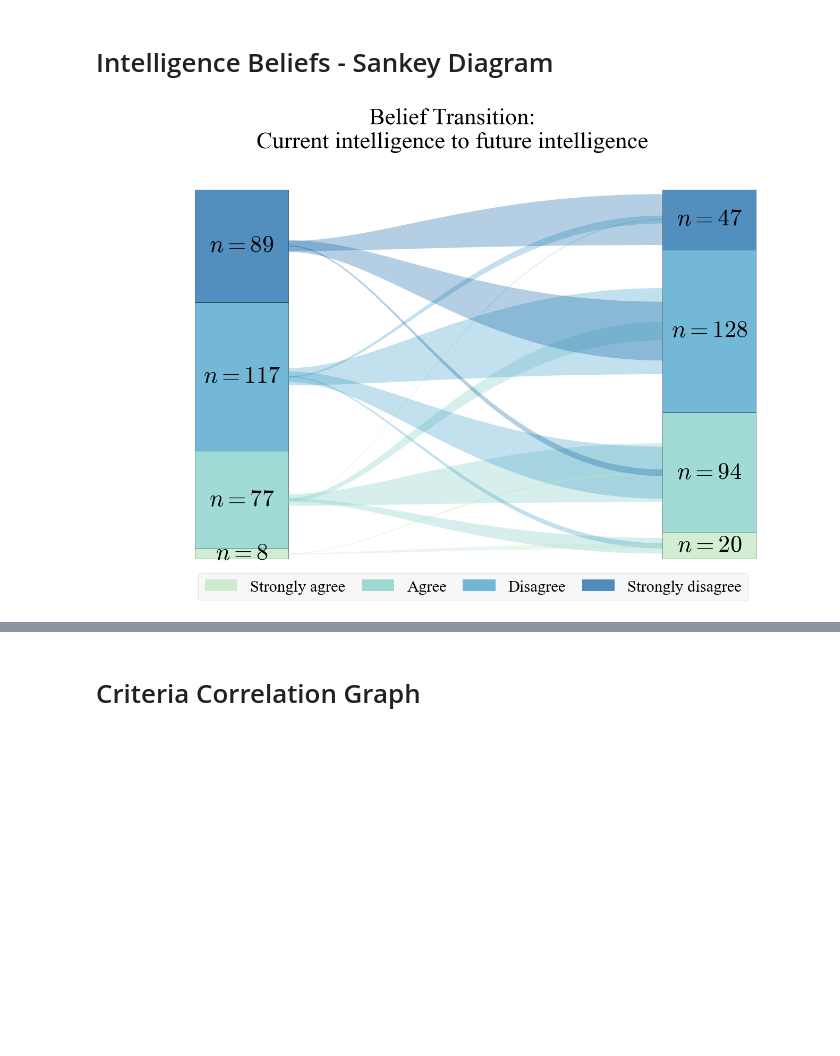
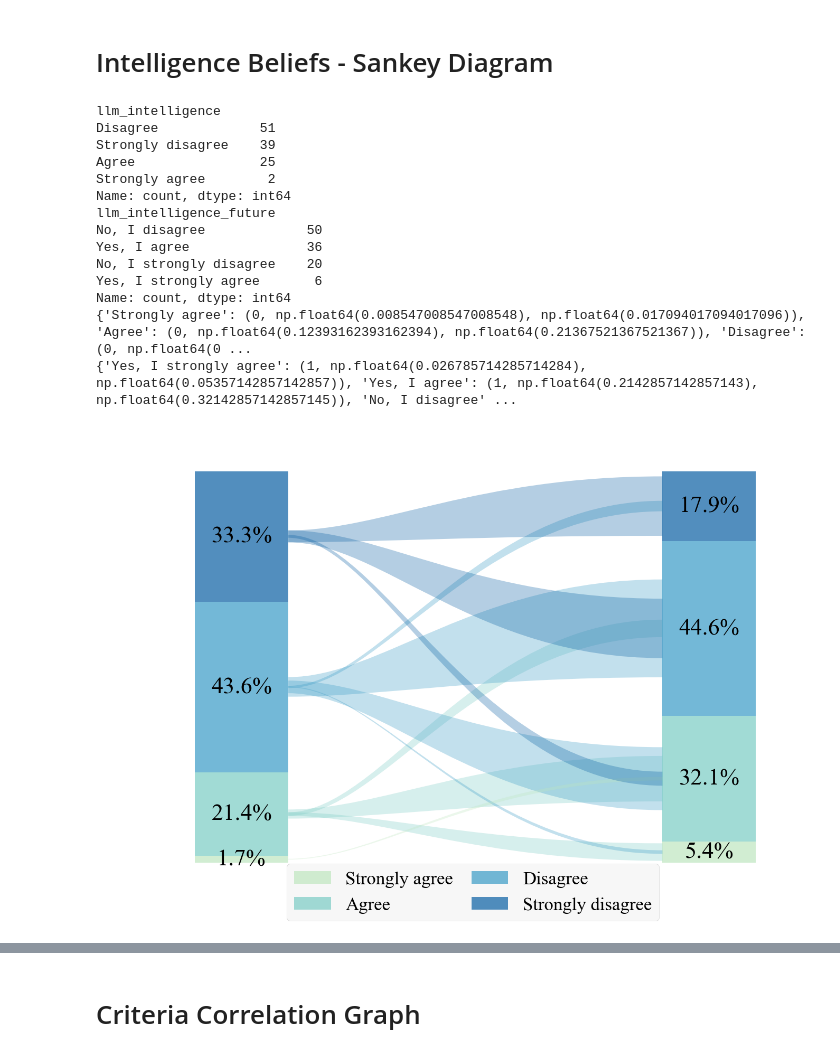
Before and after one commit to bertramhojer/perspectives-on-intelligence, a Jupyter notebook: src/survey/visualize.ipynb, the cells around one changed output, grey strips where cells are left out. Cells and saved outputs as stored; diff of their text form; code cells hidden in the pictures; blank space fills up the shorter version.

```diff
--- a/src/survey/visualize.ipynb
+++ b/src/survey/visualize.ipynb
@@ -357,10 +373,16 @@ plot_criteria_by_career_stage(data, save_path=None, format="pdf")
 # %% [markdown]
 # Intelligence Beliefs - Sankey Diagram
 # %%
-def plot_sankey_diagram(data, save_path=None, format='pdf'):
+def plot_sankey_diagram(data, save_path=None, format='pdf', career_id=None, research_id=None):
     """
     Create a Sankey diagram showing the flow of intelligence criteria by career stage and occupation.
     """
+
+    if career_id != None:
+        data = data[data['career_stage'] == career_id]
+    if research_id != None:
+        data = data[data['primary_area'] == research_id]
+
     # Create flow data
     flow_df = data.groupby(['llm_intelligence', 'llm_intelligence_future']).size().reset_index(name='value')
 
@@ -397,12 +419,12 @@ def plot_sankey_diagram(data, save_path=None, format='pdf'):
     # Draw the nodes (boxes) with increased font size
     def draw_node(pos, height, label, color, width=0.2):
         rect = patches.Rectangle((pos[0], pos[1]-height/2), width, height,
-                            facecolor=color, alpha=0.7, edgecolor='black')
+                            facecolor=color, alpha=0.7, edgecolor='none')
         ax.add_patch(rect)
         ax.text(pos[0]+width/2, pos[1],
-                fr'$n={int(height*sum(current_values))}$',
-                va='center', ha='center',
-                fontsize=32)  # Increased font size for node labels
+            fr'{height*100:.1f}%',
+            va='center', ha='center',
+            fontsize=32)  # Increased font size for node labels
 
     def draw_flow(start, end, value, total_flow, color):
         # Calculate proportional heights on both sides
@@ -470,18 +492,18 @@ def plot_sankey_diagram(data, save_path=None, format='pdf'):
     ax.legend(handles=legend_elements,
             loc='center',
             bbox_to_anchor=(0.53, 0.02),
-            ncol=4,
+            ncol=2,
             frameon=True,
             columnspacing=1.0,
-            fontsize=22)  # Increased legend font size
+            fontsize=25)  # Increased legend font size
 
     # Customize plot with larger font sizes
     ax.set_xlim(-0.2, 1.3)
     ax.set_ylim(-0.1, 1.1)
     plt.axis('off')
-    plt.title('Belief Transition:\nCurrent intelligence to future intelligence',
-             fontsize=32,  # Increased title font size
-             pad=5)  # Added more padding
+    #plt.title('Belief Transition:\nCurrent intelligence to future intelligence',
+    #         fontsize=32,  # Increased title font size
+    #         pad=5)  # Added more padding
 
     plt.tight_layout()
 
@@ -490,6 +512,20 @@ def plot_sankey_diagram(data, save_path=None, format='pdf'):
     else:
         plt.show()
 # %%
-plot_sankey_diagram(data, save_path=None, format="pdf")
+plot_sankey_diagram(data, save_path=None, format="pdf", career_id='Senior')
 # %% [output]
+llm_intelligence
+Disagree             51
+Strongly disagree    39
+Agree                25
+Strongly agree        2
+Name: count, dtype: int64
+llm_intelligence_future
+No, I disagree             50
+Yes, I agree               36
+No, I strongly disagree    20
+Yes, I strongly agree       6
+Name: count, dtype: int64
+{'Strongly agree': (0, np.float64(0.008547008547008548), np.float64(0.017094017094017096)), 'Agree': (0, np.float64(0.12393162393162394), np.float64(0.21367521367521367)), 'Disagree': (0, np.float64(0 ...
+{'Yes, I strongly agree': (1, np.float64(0.026785714285714284), np.float64(0.05357142857142857)), 'Yes, I agree': (1, np.float64(0.2142857142857143), np.float64(0.32142857142857145)), 'No, I disagree' ...
-[figure, old version]
+[figure, new version]
```
Also changed, not shown: parts of 11 cells of this notebook, 1 other file.
